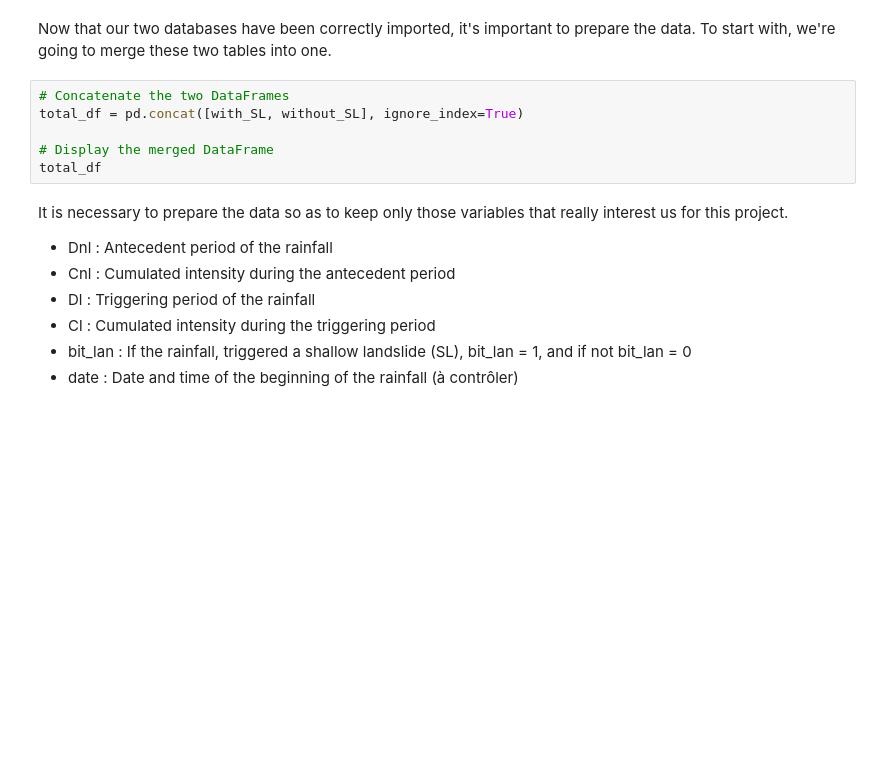
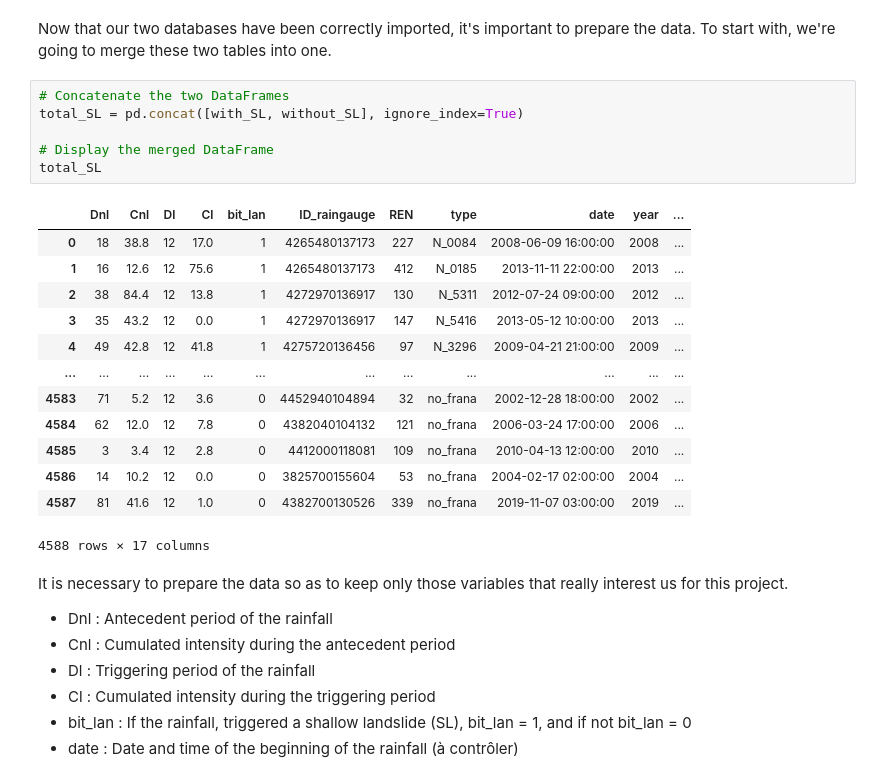
Before and after one commit to mdunand2/2024_MLEES, a Jupyter notebook: Project/Landslide_Italy.ipynb, the cells around one changed output. Cells and saved outputs as stored; diff of their text form; blank space fills up the shorter version.

```diff
--- a/Project/Landslide_Italy.ipynb
+++ b/Project/Landslide_Italy.ipynb
@@ -86,10 +94,24 @@ without_SL.head()
 Now that our two databases have been correctly imported, it's important to prepare the data. To start with, we're going to merge these two tables into one.
 # %%
 # Concatenate the two DataFrames
-total_df = pd.concat([with_SL, without_SL], ignore_index=True)
+total_SL = pd.concat([with_SL, without_SL], ignore_index=True)
 
 # Display the merged DataFrame
-total_df
+total_SL
+# %% [output]
+|  | Dnl | Cnl | Dl | Cl | bit_lan | ID_raingauge | REN | type | date | year | ... |
+| 0 | 18 | 38.8 | 12 | 17.0 | 1 | 4265480137173 | 227 | N_0084 | 2008-06-09 16:00:00 | 2008 | ... |
+| 1 | 16 | 12.6 | 12 | 75.6 | 1 | 4265480137173 | 412 | N_0185 | 2013-11-11 22:00:00 | 2013 | ... |
+| 2 | 38 | 84.4 | 12 | 13.8 | 1 | 4272970136917 | 130 | N_5311 | 2012-07-24 09:00:00 | 2012 | ... |
+| 3 | 35 | 43.2 | 12 | 0.0 | 1 | 4272970136917 | 147 | N_5416 | 2013-05-12 10:00:00 | 2013 | ... |
+| 4 | 49 | 42.8 | 12 | 41.8 | 1 | 4275720136456 | 97 | N_3296 | 2009-04-21 21:00:00 | 2009 | ... |
+| ... | ... | ... | ... | ... | ... | ... | ... | ... | ... | ... | ... |
+| 4583 | 71 | 5.2 | 12 | 3.6 | 0 | 4452940104894 | 32 | no_frana | 2002-12-28 18:00:00 | 2002 | ... |
+| 4584 | 62 | 12.0 | 12 | 7.8 | 0 | 4382040104132 | 121 | no_frana | 2006-03-24 17:00:00 | 2006 | ... |
+| 4585 | 3 | 3.4 | 12 | 2.8 | 0 | 4412000118081 | 109 | no_frana | 2010-04-13 12:00:00 | 2010 | ... |
+| 4586 | 14 | 10.2 | 12 | 0.0 | 0 | 3825700155604 | 53 | no_frana | 2004-02-17 02:00:00 | 2004 | ... |
+| 4587 | 81 | 41.6 | 12 | 1.0 | 0 | 4382700130526 | 339 | no_frana | 2019-11-07 03:00:00 | 2019 | ... |
+4588 rows × 17 columns
 # %% [markdown]
 It is necessary to prepare the data so as to keep only those variables that really interest us for this project.
 
```
Also changed, not shown: parts of 10 cells of this notebook.
